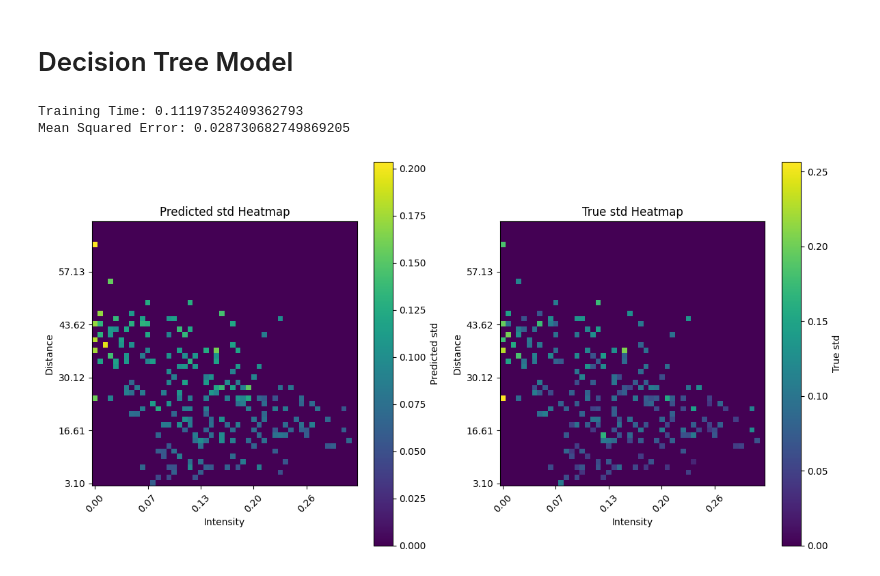
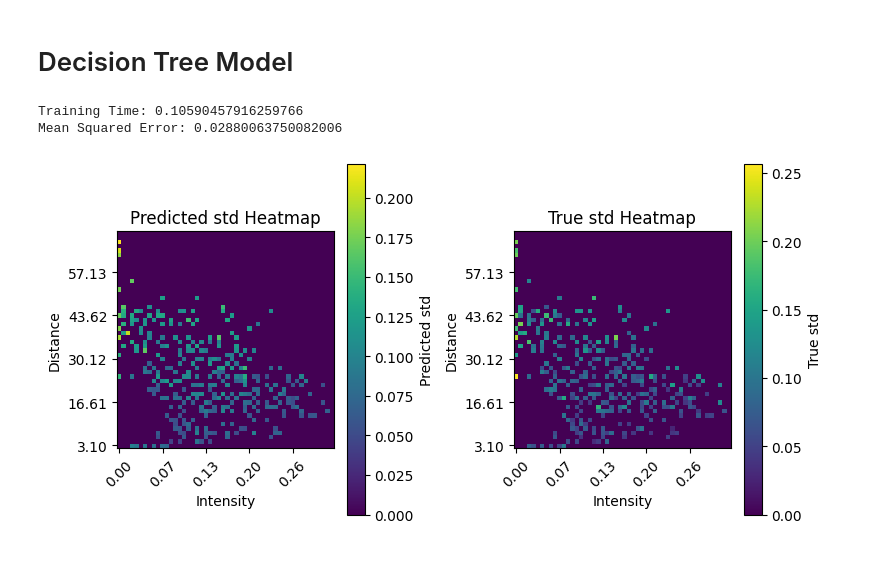
Before and after one commit to yang-jiaye/PCDetErrorModel, a Jupyter notebook: errorDTModel.ipynb, the cells around one changed output. Saved outputs shown, nothing was run; the diff lists cells and outputs as text; code cells hidden in the pictures.

```diff
--- a/errorDTModel.ipynb
+++ b/errorDTModel.ipynb
@@ -10,7 +10,7 @@ import matplotlib.pyplot as plt
 import time
 # %%
 # Read Dataset
-data_path = "results_feature_grid.txt"
+data_path = "results/feature_std.txt"
 with open(data_path, "r") as file:
     lines = file.readlines()
 
@@ -35,7 +35,7 @@ X = df[['distance', 'intensity']]
 y = df['std']
 
 # Split the dataset into training and testing sets
-X_train, X_test, y_train, y_test = train_test_split(X, y, test_size=0.2, random_state=42)
+X_train, X_test, y_train, y_test = train_test_split(X, y, test_size=0.3, random_state=42)
 
 # Initialize and train the Random Forest Regressor model
 model = RandomForestRegressor(n_estimators=100, random_state=42)
@@ -55,8 +55,8 @@ print(f'Mean Squared Error: {rmse}')
 # print('Predicted Intensity:', y_pred)
 # print('Actual Intensity:', y_test.values)
 # %% [output]
-Training Time: 0.11197352409362793
-Mean Squared Error: 0.028730682749869205
+Training Time: 0.10590457916259766
+Mean Squared Error: 0.02880063750082006
 # %%
 from scipy.stats import binned_statistic_2d
 
@@ -84,34 +84,35 @@ for j in range(N - 1):
     for i in range(N - 1):
         mask = (X['distance'] >= binsDistance[j]) & (X['distance'] < binsDistance[j + 1]) & (X['intensity'] >= binsIntensity[i]) & (X['intensity'] < binsIntensity[i + 1])
         if np.sum(mask) == 0:
             continue
         stdGridTrue[i, j] = np.mean(y[mask])
         stdGridPred[i, j] = np.mean(y_pred[mask])
 
 # 绘制热力图
-plt.figure(figsize=(12, 6))
+plt.figure(figsize=(8, 4))
 
 # 预测值热力图
 plt.subplot(1, 2, 1)
-plt.imshow(stdGridPred.T, origin='lower', cmap='viridis')
+plt.imshow(stdGridPred.T, interpolation='nearest', origin='lower', cmap='viridis')
 plt.colorbar(label='Predicted std')
 plt.xlabel('Intensity')
 plt.ylabel('Distance')
 plt.xticks(range(len(binsIntensity))[::10], ["{:.2f}".format(x) for x in binsIntensity[::10]], rotation=45)
 plt.yticks(range(len(binsDistance))[::10], ["{:.2f}".format(x) for x in binsDistance[::10]])
 plt.title('Predicted std Heatmap')
 
 # 真实值热力图
 plt.subplot(1, 2, 2)
-plt.imshow(stdGridTrue.T, origin='lower', cmap='viridis')
+plt.imshow(stdGridTrue.T, interpolation='nearest', origin='lower', cmap='viridis')
 plt.colorbar(label='True std')
 plt.xlabel('Intensity')
 plt.ylabel('Distance')
 plt.xticks(range(len(binsIntensity))[::10], ["{:.2f}".format(x) for x in binsIntensity[::10]], rotation=45)
 plt.yticks(range(len(binsDistance))[::10], ["{:.2f}".format(x) for x in binsDistance[::10]])
 plt.title('True std Heatmap')
 
 plt.tight_layout()
+plt.savefig('std_heatmap.png', dpi=300)
 plt.show()
 # %% [output]
-[figure, old version]
+[figure, new version]
```
Also changed, not shown: parts of 3 cells of this notebook, 2 other files.
